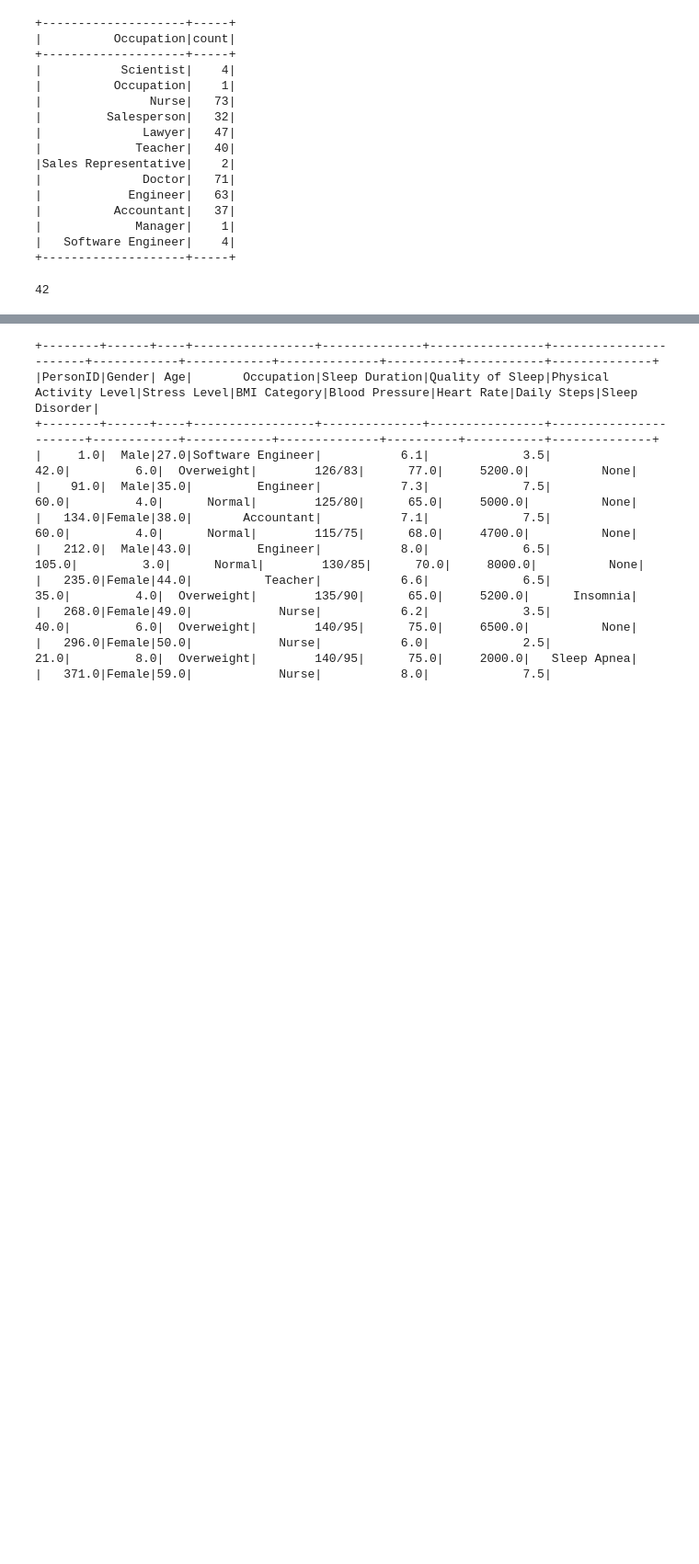
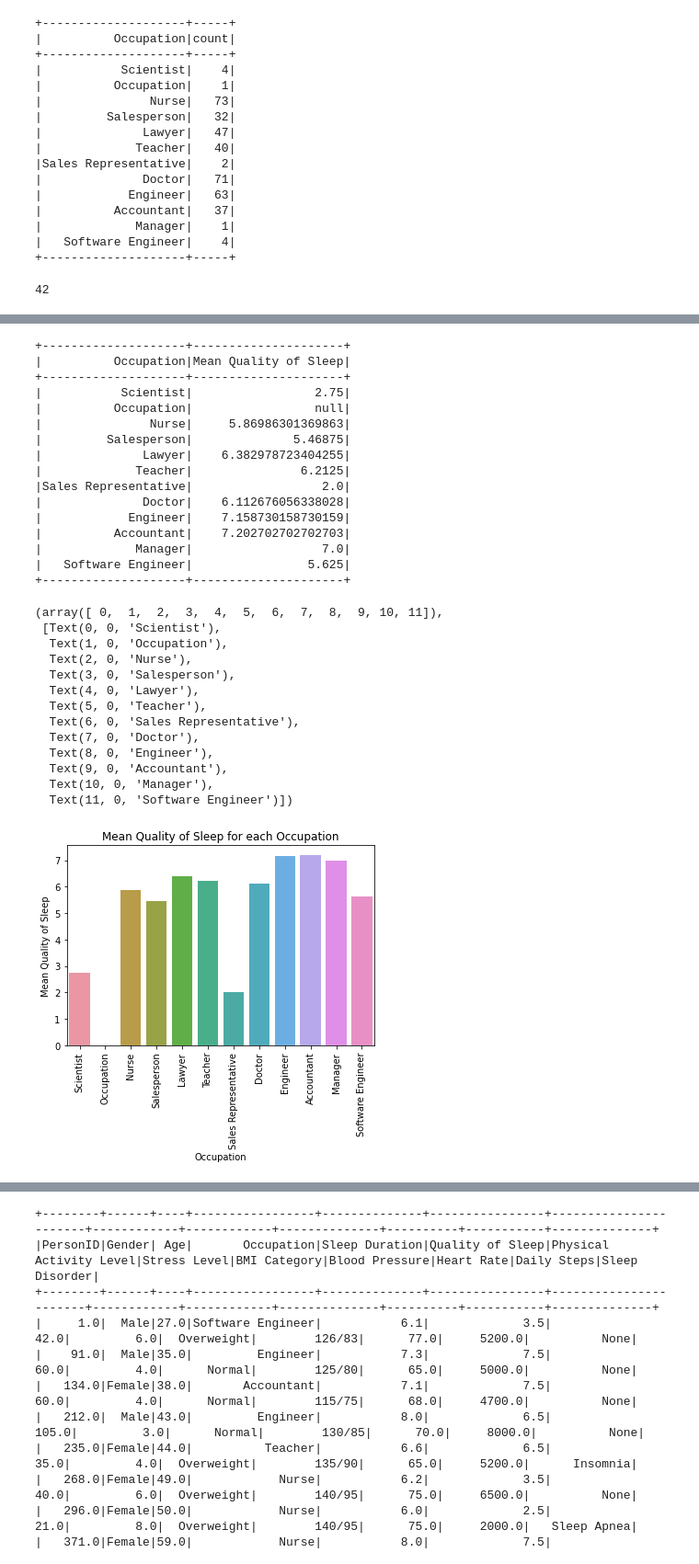
Before and after one commit to EionTey/INFOSYS_722_I4, a Jupyter notebook: I4.ipynb, the cells around one changed output, grey strips where cells are left out. Shown: that part at 92% size. Drawn from its saved outputs; the diff is of its cells as text; code cells hidden in the pictures; blank space fills up the shorter version.

```diff
--- a/I4.ipynb
+++ b/I4.ipynb
@@ -182,0 +291,47 @@ print (df_2.select('Bedtime').distinct().count())
+# %%
+# Group by occupation and plot against mean of Quality of Sleep
+occ_mean = df_1.groupBy("Occupation").agg(mean("Quality of Sleep").alias("Mean Quality of Sleep"))
+occ_mean.show()
+
+# Convert Spark df to a Pandas df
+occ_mean_pd = occ_mean.toPandas()
+# Create barplot
+sns.barplot(x="Occupation", y="Mean Quality of Sleep", data=occ_mean_pd)
+
+# Add titles and labels
+plt.title("Mean Quality of Sleep for each Occupation")
+plt.xlabel("Occupation")
+plt.ylabel("Mean Quality of Sleep")
+# Rotate them to vertical to make space for value labels
+plt.xticks(rotation=90)
+# %% [output]
++--------------------+---------------------+
+|          Occupation|Mean Quality of Sleep|
++--------------------+---------------------+
+|           Scientist|                 2.75|
+|          Occupation|                 null|
+|               Nurse|     5.86986301369863|
+|         Salesperson|              5.46875|
+|              Lawyer|    6.382978723404255|
+|             Teacher|               6.2125|
+|Sales Representative|                  2.0|
+|              Doctor|    6.112676056338028|
+|            Engineer|    7.158730158730159|
+|          Accountant|    7.202702702702703|
+|             Manager|                  7.0|
+|   Software Engineer|                5.625|
++--------------------+---------------------+
+(array([ 0,  1,  2,  3,  4,  5,  6,  7,  8,  9, 10, 11]),
+ [Text(0, 0, 'Scientist'),
+  Text(1, 0, 'Occupation'),
+  Text(2, 0, 'Nurse'),
+  Text(3, 0, 'Salesperson'),
+  Text(4, 0, 'Lawyer'),
+  Text(5, 0, 'Teacher'),
+  Text(6, 0, 'Sales Representative'),
+  Text(7, 0, 'Doctor'),
+  Text(8, 0, 'Engineer'),
+  Text(9, 0, 'Accountant'),
+  Text(10, 0, 'Manager'),
+  Text(11, 0, 'Software Engineer')])
+[figure, added]
```
Also changed, not shown: parts of 19 cells of this notebook.
